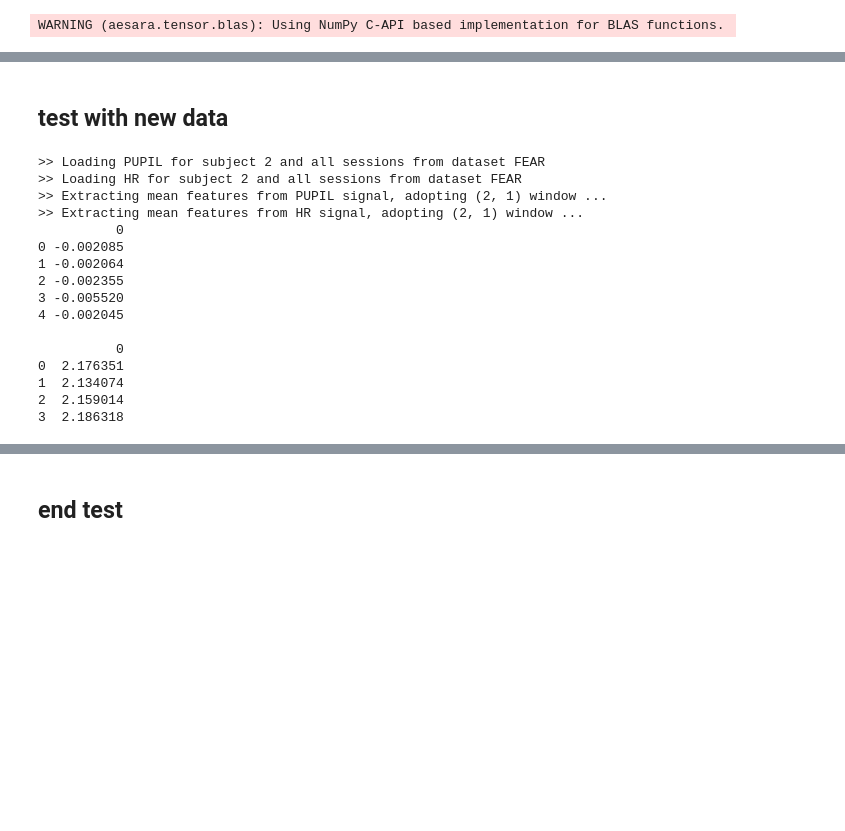
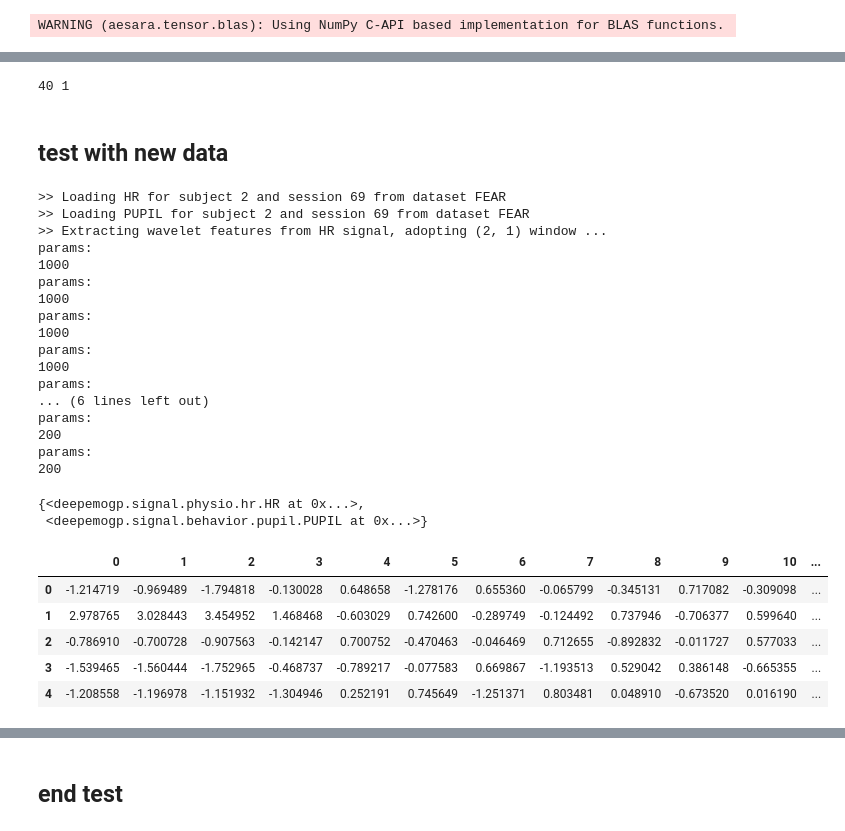
Before and after one commit to matteolimoncini/fear_gen, a Jupyter notebook: test_model.ipynb, the cells around one changed output, grey strips where cells are left out. Cells and saved outputs as stored; diff of their text form; code cells hidden in the pictures; blank space fills up the shorter version.

```diff
--- a/test_model.ipynb
+++ b/test_model.ipynb
@@ -19,3 +29,9 @@ data = np.load('prova.npy', allow_pickle=True).item()
+# %%
+N_e = e_labels.shape[0]
+D_e = e_labels.shape[1]
+print(N_e,D_e)
+# %% [output]
+40 1
 # %% [markdown]
 ## test with new data
 # %%
@@ -41,16 +57,16 @@ f2 = feature_extractor.FE('wavelet', window=(2, 1))
 f3 = feature_extractor.FE('mean', window=(2, 1))
 
 # definition of the physiological signals to be extracted
-eda = physio.EDA(f3)
-hr = physio.HR(f3)
+eda_ = physio.EDA(f2)
+hr_ = physio.HR(f2)
 
-pupil = behavior.PUPIL(f3)
+pupil_ = behavior.PUPIL(f2)
 
 # definition of the emotional annotation to be extracted
 #va = annotation.VA('valence', f3)
 #ar = annotation.VA('arousal', f3)
 # extraction of the desired data from the dataset
-d = datasets.FEAR(signals={hr,pupil}, subjects={'2'})
+d = datasets.FEAR(signals={hr_,pupil_}, subjects={'2_69'})
 
 for s in d.signals:
     # preprocess ...
@@ -59,26 +75,23 @@ for s in d.signals:
     # ... and extract features from each signal type
     s.feature_ext.extract_feat_without_preprocess(s, show=show)
 
-hr_data = list(d.signals)[0].features[:100]
-pupil_data = list(d.signals)[1].features[:100]
-
-print(pupil_data)
-print()
-print(hr_data)
+hr_data = list(d.signals)[0].features
+pupil_data = list(d.signals)[1].features
 # %% [output]
->> Loading PUPIL for subject 2 and all sessions from dataset FEAR
->> Loading HR for subject 2 and all sessions from dataset FEAR
->> Extracting mean features from PUPIL signal, adopting (2, 1) window ...
->> Extracting mean features from HR signal, adopting (2, 1) window ...
-          0
-0 -0.002085
-1 -0.002064
-2 -0.002355
-3 -0.005520
-4 -0.002045
-
-          0
-0  2.176351
-1  2.134074
-2  2.159014
-3  2.186318
+>> Loading HR for subject 2 and session 69 from dataset FEAR
+>> Loading PUPIL for subject 2 and session 69 from dataset FEAR
+>> Extracting wavelet features from HR signal, adopting (2, 1) window ...
+params:
+1000
+params:
+1000
+params:
+1000
+params:
+1000
+params:
+... (6 lines left out)
+params:
+200
+params:
+200
@@ -84,0 +100,14 @@ print(hr_data)
+# %%
+d.signals
+# %% [output]
+{<deepemogp.signal.physio.hr.HR at 0x...>,
+ <deepemogp.signal.behavior.pupil.PUPIL at 0x...>}
+# %%
+hr_data
+# %% [output]
+|  | 0 | 1 | 2 | 3 | 4 | 5 | 6 | 7 | 8 | 9 | 10 | ... |
+| 0 | -1.214719 | -0.969489 | -1.794818 | -0.130028 | 0.648658 | -1.278176 | 0.655360 | -0.065799 | -0.345131 | 0.717082 | -0.309098 | ... |
+| 1 | 2.978765 | 3.028443 | 3.454952 | 1.468468 | -0.603029 | 0.742600 | -0.289749 | -0.124492 | 0.737946 | -0.706377 | 0.599640 | ... |
+| 2 | -0.786910 | -0.700728 | -0.907563 | -0.142147 | 0.700752 | -0.470463 | -0.046469 | 0.712655 | -0.892832 | -0.011727 | 0.577033 | ... |
+| 3 | -1.539465 | -1.560444 | -1.752965 | -0.468737 | -0.789217 | -0.077583 | 0.669867 | -1.193513 | 0.529042 | 0.386148 | -0.665355 | ... |
+| 4 | -1.208558 | -1.196978 | -1.151932 | -1.304946 | 0.252191 | 0.745649 | -1.251371 | 0.803481 | 0.048910 | -0.673520 | 0.016190 | ... |
```
Also changed, not shown: parts of 24 cells of this notebook, 2 other files.
